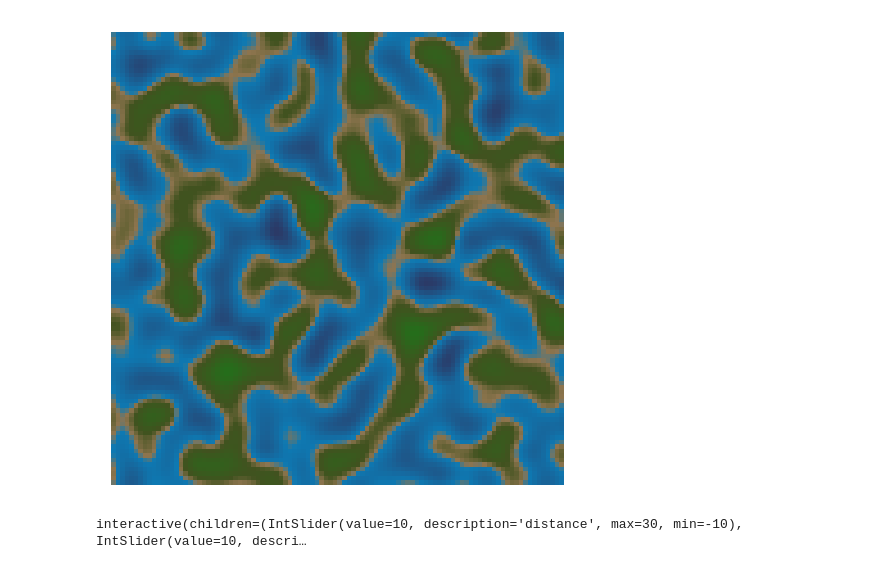
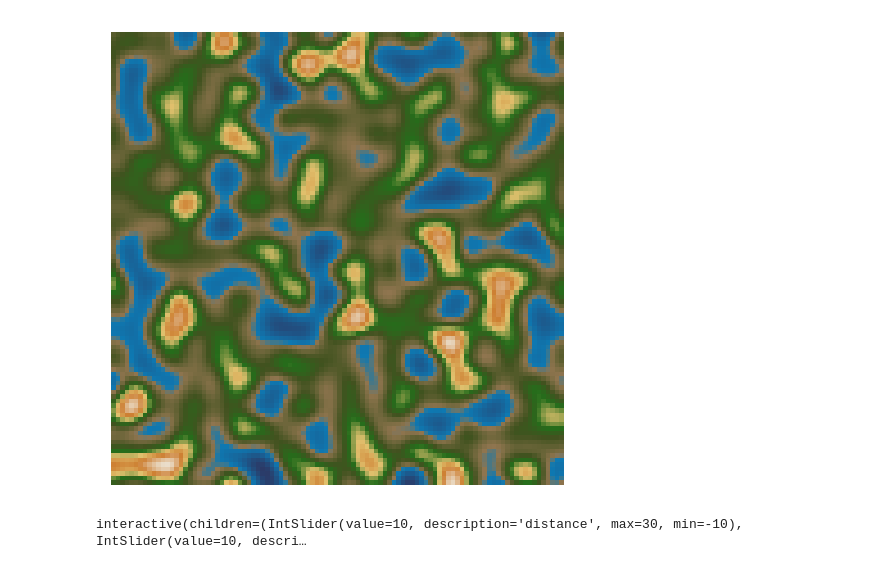
Before and after one commit to Lerqiu/AI4Games-project, a Jupyter notebook: notebook.ipynb, the cells around one changed output. Cells and saved outputs as stored; diff of their text form; code cells hidden in the pictures.

```diff
--- a/notebook.ipynb
+++ b/notebook.ipynb
@@ -13,9 +13,9 @@ Heatmap(perlin(5, 20), perlin(10, 20), perlin(15, 20), cmap=colors(["darkorange"
 # %%
 #Noises combination
 weights = [0.2,0.3,0.4,0.7,0.8,0.9]
-Heatmap(WeightSum(weights,[perlin(10,10) for _ in range(len(weights))]), scale = 1.5)
+Heatmap(WeightSum(weights,[perlin(10,10) for _ in range(len(weights))]), scale = 1.5,cmap = "mountains")
 # %% [output]
-[figure, old version]
+[figure, new version]
 # %%
 # Simplest noise rendering
 Noise(perlin, distance = 10, resolution = 10)
```
Also changed, not shown: parts of 2 cells of this notebook, 1 other file.
